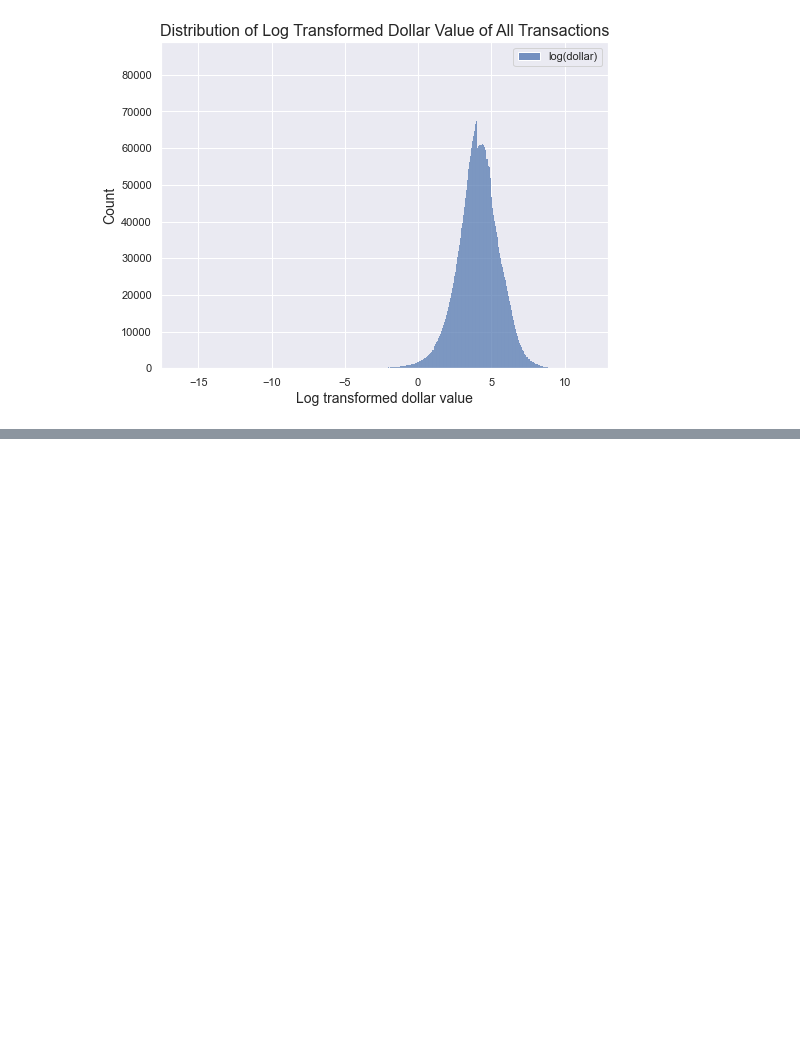
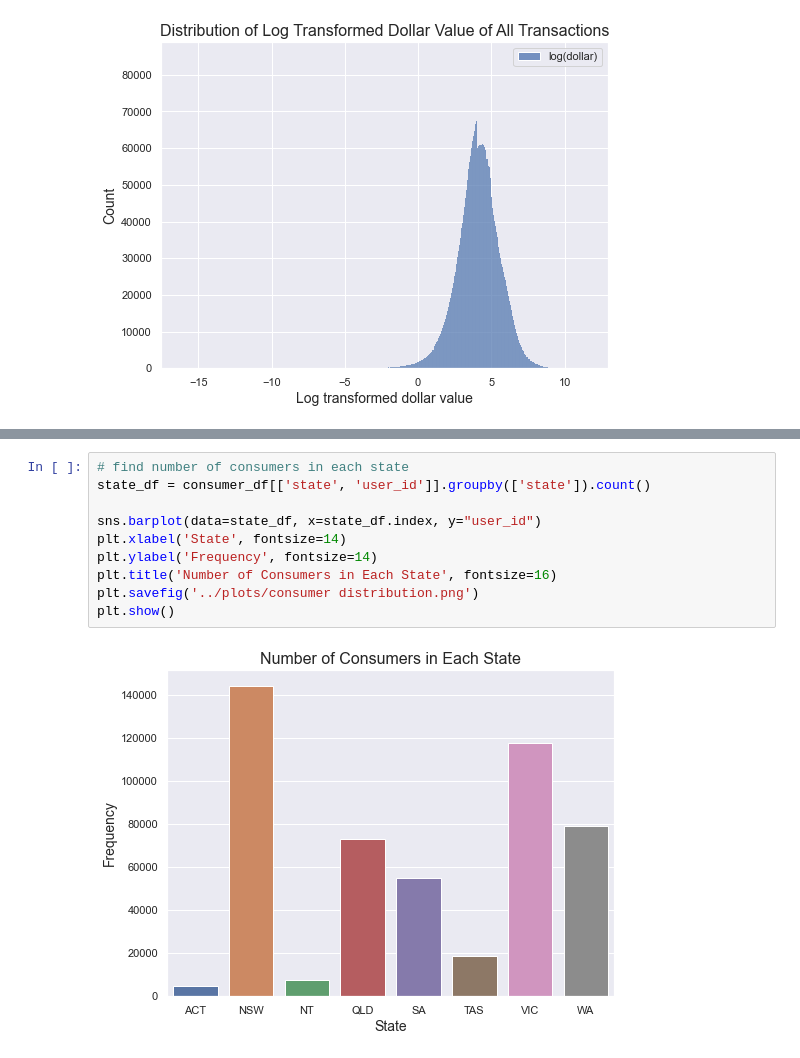
Before and after one commit to MAST30034-Applied-Data-Science/generic-buy-now-pay-later-project-group-14, a Jupyter notebook: notebooks/preliminary_analysis.ipynb, the cells around one changed output, grey strips where cells are left out. Drawn from its saved outputs; the diff is of its cells as text; blank space fills up the shorter version.

```diff
--- a/notebooks/preliminary_analysis.ipynb
+++ b/notebooks/preliminary_analysis.ipynb
@@ -88,0 +105,12 @@ fig.savefig('../plots/Distribution of Log Transformed Dollar Value of All Transa
+# %%
+# find number of consumers in each state
+state_df = consumer_df[['state', 'user_id']].groupby(['state']).count()
+
+sns.barplot(data=state_df, x=state_df.index, y="user_id")
+plt.xlabel('State', fontsize=14)
+plt.ylabel('Frequency', fontsize=14)
+plt.title('Number of Consumers in Each State', fontsize=16)
+plt.savefig('../plots/consumer distribution.png')
+plt.show()
+# %% [output]
+[figure, added]
```
Also changed, not shown: parts of 3 cells of this notebook, 6 other files.
